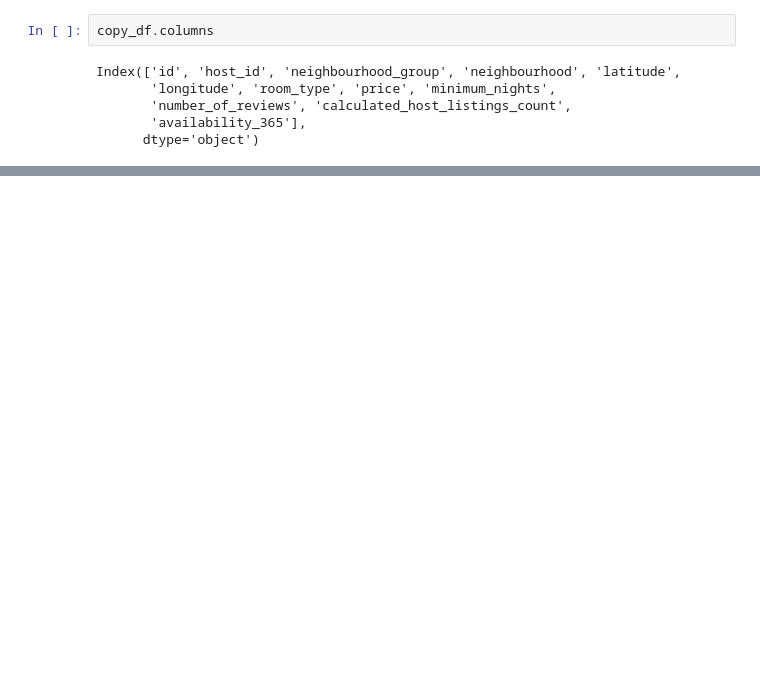
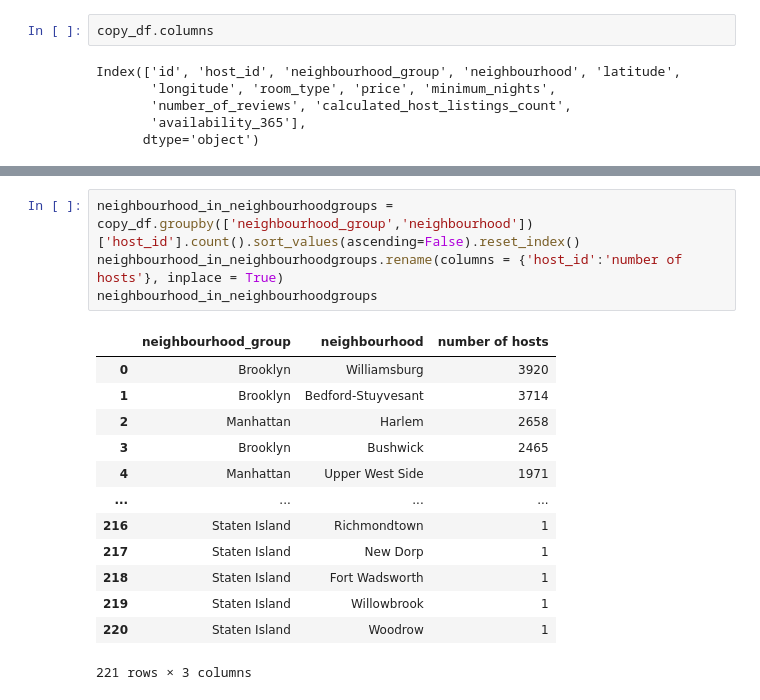
Before and after one commit to Manishasolanki27/AirBnbbooking-EDA, a Jupyter notebook: Airbnb_EDA.ipynb, the cells around one changed output, grey strips where cells are left out. Drawn from its saved outputs; the diff is of its cells as text; blank space fills up the shorter version.

```diff
--- a/Airbnb_EDA.ipynb
+++ b/Airbnb_EDA.ipynb
@@ -218,0 +250,18 @@ Index(['id', 'host_id', 'neighbourhood_group', 'neighbourhood', 'latitude',
+# %%
+neighbourhood_in_neighbourhoodgroups = copy_df.groupby(['neighbourhood_group','neighbourhood'])['host_id'].count().sort_values(ascending=False).reset_index()
+neighbourhood_in_neighbourhoodgroups.rename(columns = {'host_id':'number of hosts'}, inplace = True)
+neighbourhood_in_neighbourhoodgroups
+# %% [output]
+|  | neighbourhood_group | neighbourhood | number of hosts |
+| 0 | Brooklyn | Williamsburg | 3920 |
+| 1 | Brooklyn | Bedford-Stuyvesant | 3714 |
+| 2 | Manhattan | Harlem | 2658 |
+| 3 | Brooklyn | Bushwick | 2465 |
+| 4 | Manhattan | Upper West Side | 1971 |
+| ... | ... | ... | ... |
+| 216 | Staten Island | Richmondtown | 1 |
+| 217 | Staten Island | New Dorp | 1 |
+| 218 | Staten Island | Fort Wadsworth | 1 |
+| 219 | Staten Island | Willowbrook | 1 |
+| 220 | Staten Island | Woodrow | 1 |
+221 rows × 3 columns
```
Also changed, not shown: parts of 8 cells of this notebook.
